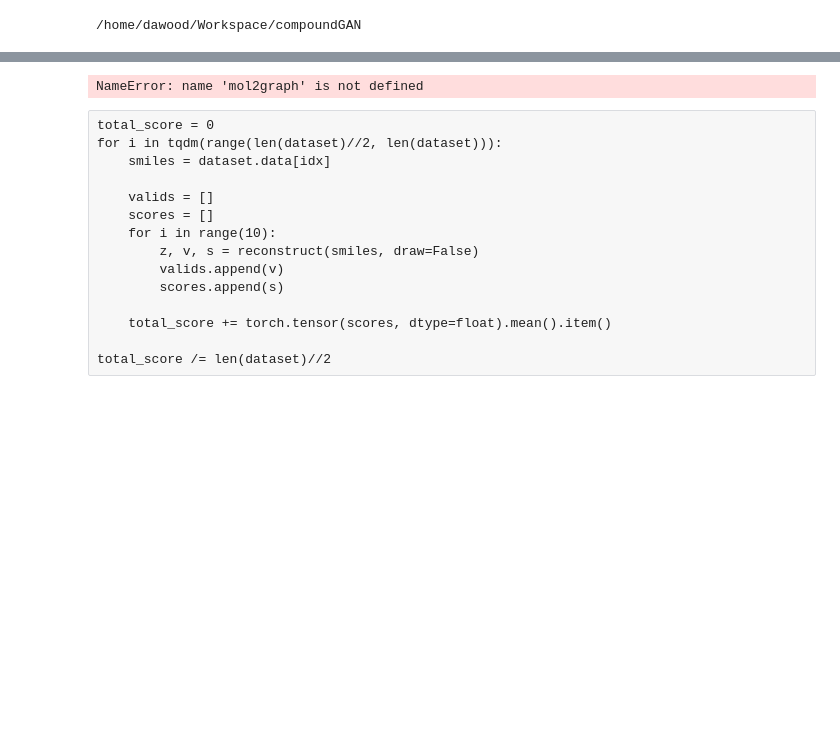
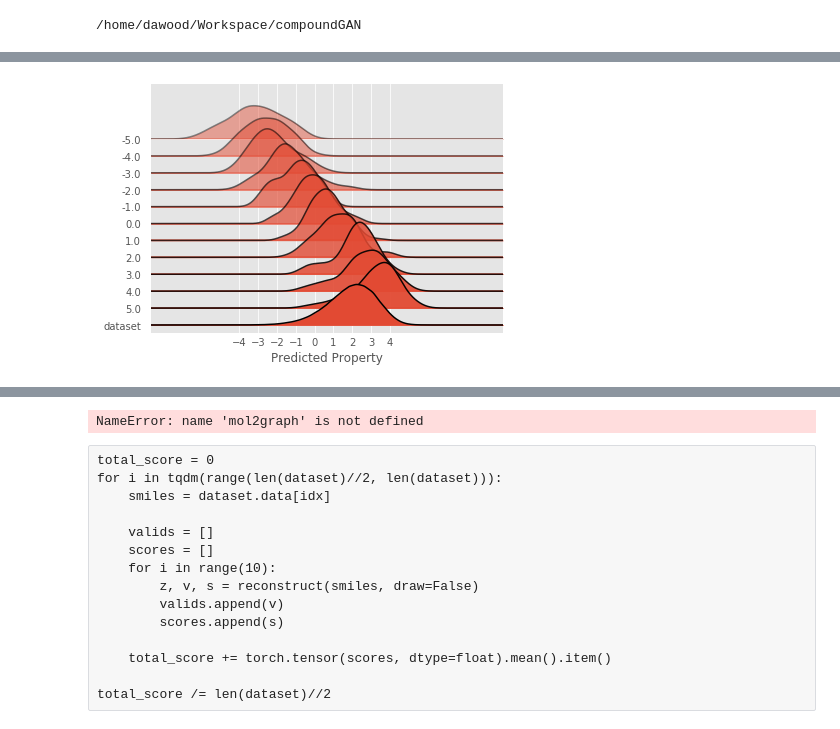
Before and after one commit to dawood95/compoundGAN, a Jupyter notebook: notebooks/model_test.ipynb, the cells around one changed output, grey strips where cells are left out. Saved outputs shown, nothing was run; the diff lists cells and outputs as text; code cells hidden in the pictures; blank space fills up the shorter version.

```diff
--- a/notebooks/model_test.ipynb
+++ b/notebooks/model_test.ipynb
@@ -58,7 +68,8 @@ seq_len = 64 if seq_len == np.inf else seq_len
 # %%
 D = 256
+L = D
 model = CVAEF([81, 3], D,
-              [D, D, D, D], 1, 0.9, True, use_adjoint=False, num_decoder_layers=4)
+              [L, L, L, L], 1, 0.9, True, use_adjoint=False, num_decoder_layers=4)
 model.load_state_dict(state_dict['parameters'])
 model = model.eval().to(DEVICE)
 # %%
@@ -79,16 +90,13 @@ def pred2smiles(x):
     selfie = ''.join(seq)
     smiles = selfies.decoder(selfie.replace('[START]', '').replace('[END]', ''))
 
-    mol = Chem.MolFromSmiles(smiles, sanitize=False)
-    if mol is not None:
-        try:
-            Chem.SanitizeMol(mol, catchErrors=False)
-            smiles = Chem.MolToSmiles(mol)
-            return smiles, mol
-        except Exception as e:
-            print('MOL ERROR : ', e)
-    else:
-        print('SMILES ERROR for ', smiles, ' ', selfie)
+    try:
+        mol = Chem.MolFromSmiles(smiles, sanitize=False)
+        Chem.SanitizeMol(mol, catchErrors=False)
+        smiles = Chem.MolToSmiles(mol)
+        return smiles, mol
+    except Exception as e:
+        print('MOL ERROR : ', e)
 
     return '', None
 
@@ -138,15 +146,16 @@ def generate_random(num_mols, draw=True):
     logP_data   = []
 
     for i in tqdm(range(num_mols//32)):
-        z = torch.zeros((32, D))
+        z = torch.zeros((32, D-1))
         logP = torch.zeros((32, 1))
         for j in range(len(z)):
             z[j].normal_(0, 1)
             logP[j].uniform_(0, 1)
-            logP[j] = (logP[j] - 0.5) * 8
+            logP[j] = ((logP[j] - 0.5) * 12).int().float()
 
+        z = torch.cat([z, logP], -1)
         z = z.to(DEVICE)
-        z = model.cnf(z, logP, None, True)[0]
+        z = model.cnf(z, None, True)[0]
 
         pred = model.decoder.generate(z, seq_len)
 
@@ -169,6 +178,6 @@ def generate_random(num_mols, draw=True):
 
     return pred_mols, pred_smiles, logP_data
 # %%
-pred_mols, pred_smiles, logP_data = generate_random(100, draw=False)
+pred_mols, pred_smiles, logP_data = generate_random(1_000, draw=False)
 # %% [output]
 [interactive output not drawn]
@@ -177,3 +201,15 @@ MOL ERROR :  Sanitization error: Explicit valence for atom # 12 O, 3, is greater
+# %%
+logP_map = defaultdict(list)
+for i in sorted(logP_data, key=lambda x:x[0]):
+    logP_map[i[0]].append(i[1])
+logP_map['dataset'] = dataset_logP
+joypy.joyplot(logP_map, grid=True, fade=True)#, labels=keys)
+plt.xticks(range(-4, 5))
+plt.xlabel('Predicted Property')
+plt.ylabel('Requested Property')
+plt.show()
+# %% [output]
+[figure, added]
 # %%
 plt.figure()
 plt.scatter([i[0] for i in logP_data], [i[1] for i in logP_data])
```
Also changed, not shown: parts of 7 cells of this notebook, 8 other files.
